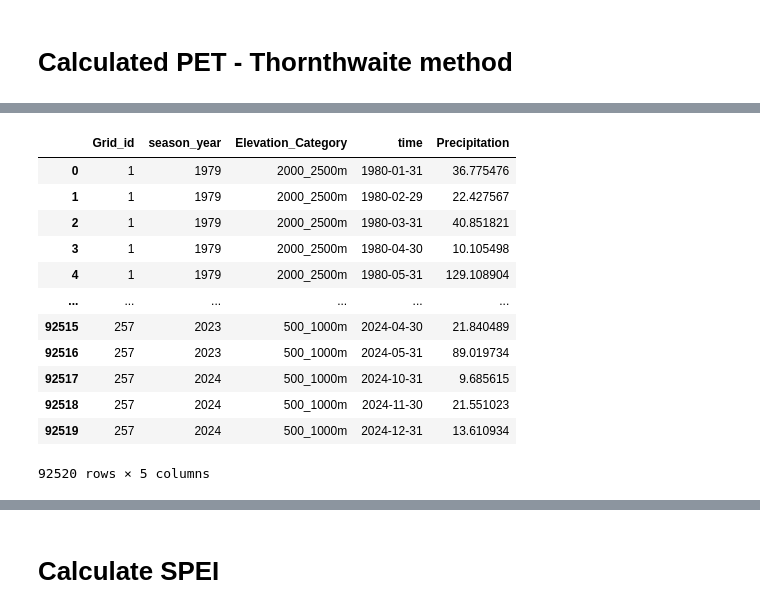
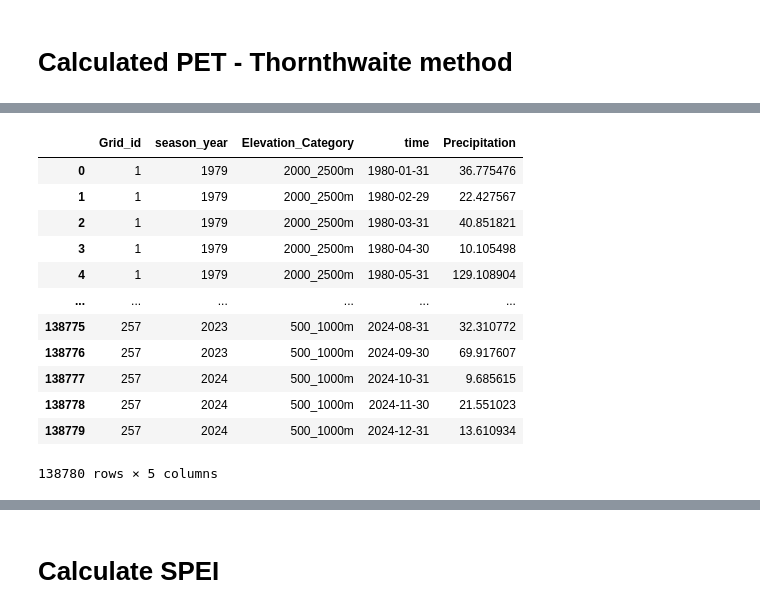
Before and after one commit to Nadiesenali/snowdroughtindex-main, a Jupyter notebook: notebooks/workflows/9_SPEI_workflow.ipynb, the cells around one changed output, grey strips where cells are left out. Cells and saved outputs as stored; diff of their text form; code cells hidden in the pictures.

```diff
--- a/notebooks/workflows/9_SPEI_workflow.ipynb
+++ b/notebooks/workflows/9_SPEI_workflow.ipynb
@@ -229,28 +212,28 @@ AttributeError: module 'xarray.conventions' has no attribute 'times'
 # %%
 # Calculate monthly precipitation for each season year and grid point
 monthly_precip = (
     SPEI_data
-    .groupby(['Grid_id', 'season_year','Elevation_Category', pd.Grouper(key='time', freq='M')])['Precipitation']
+    .groupby(['Grid_id', 'season_year','Elevation_Category', pd.Grouper(freq='M')])['Precipitation']
     .sum()
     .reset_index()
 )
 
 
 display(monthly_precip)
 # %% [output]
 |  | Grid_id | season_year | Elevation_Category | time | Precipitation |
 | 0 | 1 | 1979 | 2000_2500m | 1980-01-31 | 36.775476 |
 | 1 | 1 | 1979 | 2000_2500m | 1980-02-29 | 22.427567 |
 | 2 | 1 | 1979 | 2000_2500m | 1980-03-31 | 40.851821 |
 | 3 | 1 | 1979 | 2000_2500m | 1980-04-30 | 10.105498 |
 | 4 | 1 | 1979 | 2000_2500m | 1980-05-31 | 129.108904 |
 | ... | ... | ... | ... | ... | ... |
-| 92515 | 257 | 2023 | 500_1000m | 2024-04-30 | 21.840489 |
-| 92516 | 257 | 2023 | 500_1000m | 2024-05-31 | 89.019734 |
-| 92517 | 257 | 2024 | 500_1000m | 2024-10-31 | 9.685615 |
-| 92518 | 257 | 2024 | 500_1000m | 2024-11-30 | 21.551023 |
-| 92519 | 257 | 2024 | 500_1000m | 2024-12-31 | 13.610934 |
+| 138775 | 257 | 2023 | 500_1000m | 2024-08-31 | 32.310772 |
+| 138776 | 257 | 2023 | 500_1000m | 2024-09-30 | 69.917607 |
+| 138777 | 257 | 2024 | 500_1000m | 2024-10-31 | 9.685615 |
+| 138778 | 257 | 2024 | 500_1000m | 2024-11-30 | 21.551023 |
+| 138779 | 257 | 2024 | 500_1000m | 2024-12-31 | 13.610934 |
-92520 rows × 5 columns
+138780 rows × 5 columns
 # %%
 # combine PET and precipitation dataframes
 SPEI_combined = pet_th.merge(monthly_precip, on=['time', 'Grid_id'], how='inner')
```
Also changed, not shown: parts of 12 cells of this notebook, 5 other files.
